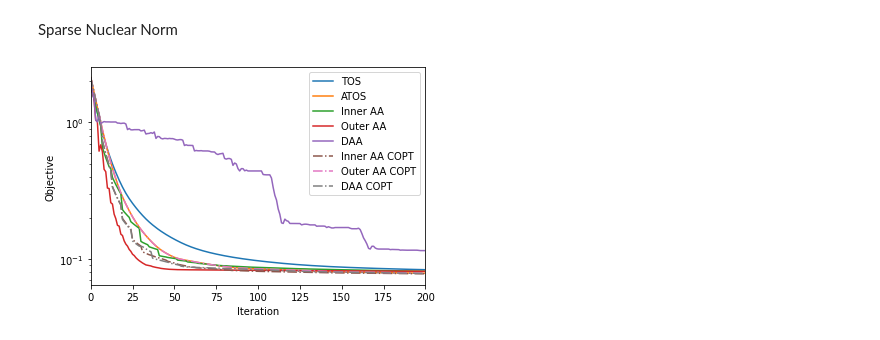
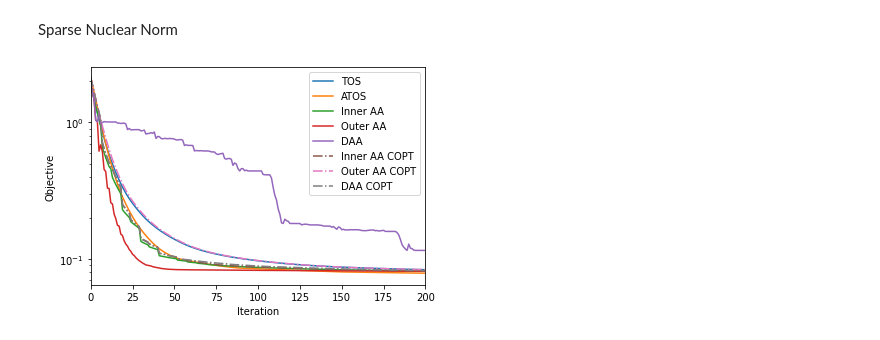
Before and after one commit to hansolsuh/aa_tos, a Jupyter notebook: AATOS.ipynb, the cells around one changed output. Drawn from its saved outputs; the diff is of its cells as text; code cells hidden in the pictures.

```diff
--- a/AATOS.ipynb
+++ b/AATOS.ipynb
@@ -539,39 +539,39 @@ nuc_in_copt, nuc_out_copt, nuc_daa_copt = [],[],[]
 
 #Inner AA TOS COPT
 in_copt_trace = Trace()
-nuc_out = atos(f.f_grad,np.zeros(n_features),G1.prox,G2.prox, step_size=step_size, line_search=True, callback=in_copt_trace,inner_aa=5, h_Lipschitz=beta)
+nuc_out = atos(f.f_grad,np.zeros(n_features),G1.prox,G2.prox, step_size=step_size, line_search=False, callback=in_copt_trace,inner_aa=5)
 trace_obj = np.array([loss(x) for x in in_copt_trace.trace_x])
 nuc_in_copt.append(trace_obj)
 
 #Outer AA TOS COPT
 out_copt_trace = Trace()
-nuc_out = atos(f.f_grad,np.zeros(n_features),G1.prox,G2.prox, step_size=step_size, line_search=True, callback=out_copt_trace,outer_aa=5, h_Lipschitz=beta)
+nuc_out = atos(f.f_grad,np.zeros(n_features),G1.prox,G2.prox, step_size=step_size, line_search=False, callback=out_copt_trace,outer_aa=5)
 trace_obj = np.array([loss(x) for x in out_copt_trace.trace_x])
 nuc_out_copt.append(trace_obj)
 
 #DAA TOS COPT
 daa_copt_trace = Trace()
-nuc_out = atos(f.f_grad,np.zeros(n_features),G1.prox,G2.prox, step_size=step_size, line_search=True, callback=daa_copt_trace,inner_aa=5,outer_aa=5, h_Lipschitz=beta)
+nuc_out = atos(f.f_grad,np.zeros(n_features),G1.prox,G2.prox, step_size=step_size, line_search=False, callback=daa_copt_trace,inner_aa=5,outer_aa=5)
 trace_obj = np.array([loss(x) for x in daa_copt_trace.trace_x])
 nuc_daa_copt.append(trace_obj)
 
 
 
 
 fig1 = plt.figure()
 plt.plot(nuc_tos[0], label='TOS')
 plt.plot(nuc_atos[0], label='ATOS')
 plt.plot(nuc_inner_tos[0], label='Inner AA')
 plt.plot(nuc_outer_tos[0], label='Outer AA')
 plt.plot(nuc_daa_tos[0], label='DAA')
 plt.plot(nuc_in_copt[0],  '-.', label='Inner AA COPT')
 plt.plot(nuc_out_copt[0], '-.', label='Outer AA COPT')
 plt.plot(nuc_daa_copt[0], '-.', label='DAA COPT')
 plt.legend()
 #plt.ylim(top=1)
 plt.xlim([0,200])
 plt.xlabel("Iteration")
 plt.ylabel("Objective")
 plt.yscale('log')
 # %% [output]
-[figure, old version]
+[figure, new version]
```
Also changed, not shown: 1 other file.
